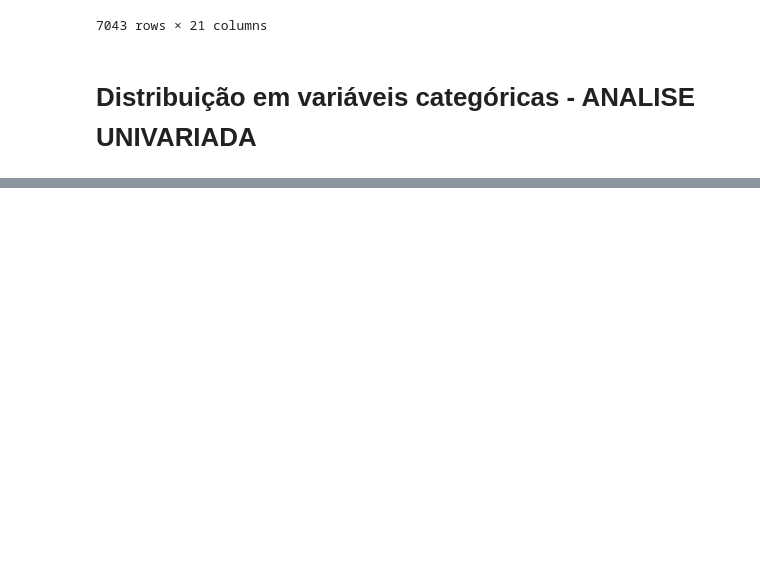
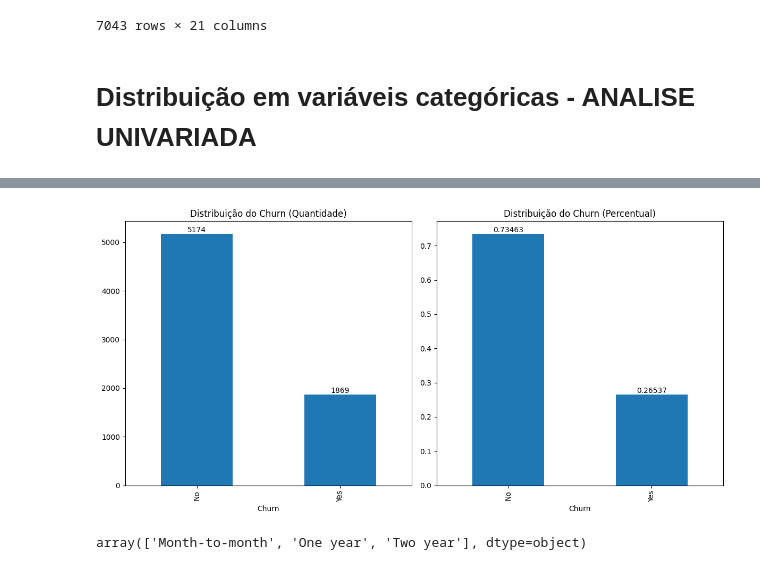
Before and after one commit to maryane-castro/data-science-rocketseat, a Jupyter notebook: Stage-2/main.ipynb, the cells around one changed output, grey strips where cells are left out. Saved outputs shown, nothing was run; the diff lists cells and outputs as text; code cells hidden in the pictures; blank space fills up the shorter version.

```diff
--- a/Stage-2/main.ipynb
+++ b/Stage-2/main.ipynb
@@ -456,0 +461,24 @@ df_churn.fillna(value={'TotalCharges': media_TotalCharges})
+# %%
+# config o subplot com 1 linha e 2 colunas
+fig, axes = plt.subplots(nrows=1, ncols=2, figsize=(12, 6))
+
+# distribuição do Churn (quantidade)
+ax = df_churn.Churn.value_counts().plot.bar(ax=axes[0])
+ax.bar_label(ax.containers[0])  # mostrar a numeração da barra
+ax.set_title('Distribuição do Churn (Quantidade)')
+
+# istribuição do Churn (percentual)
+ax = df_churn.Churn.value_counts(normalize=True).plot.bar(ax=axes[1])
+ax.bar_label(ax.containers[0])  # mostrar a numeração da barra
+ax.set_title('Distribuição do Churn (Percentual)')
+
+# evitar sobreposição
+plt.tight_layout() # meio redundante
+plt.show()
+# %% [output]
+[figure, added]
+# %%
+# quais os tipos de contratos - mostra os tipos
+df_churn.Contract.unique()
+# %% [output]
+array(['Month-to-month', 'One year', 'Two year'], dtype=object)
```
Also changed, not shown: parts of 17 cells of this notebook.
